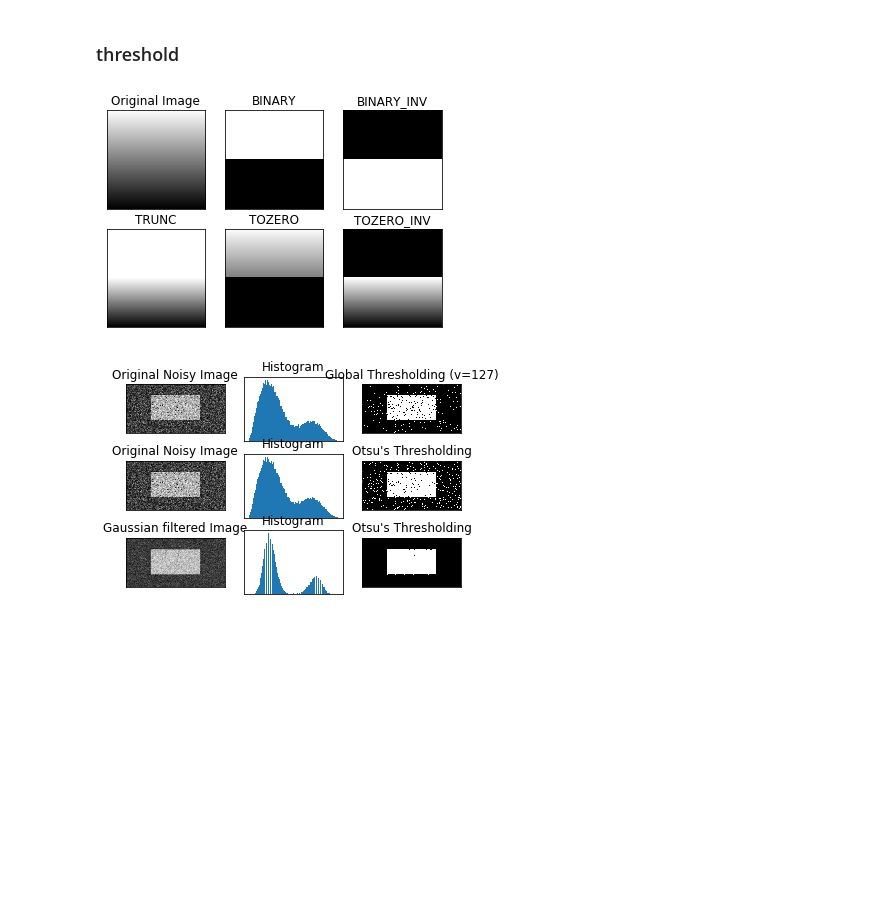
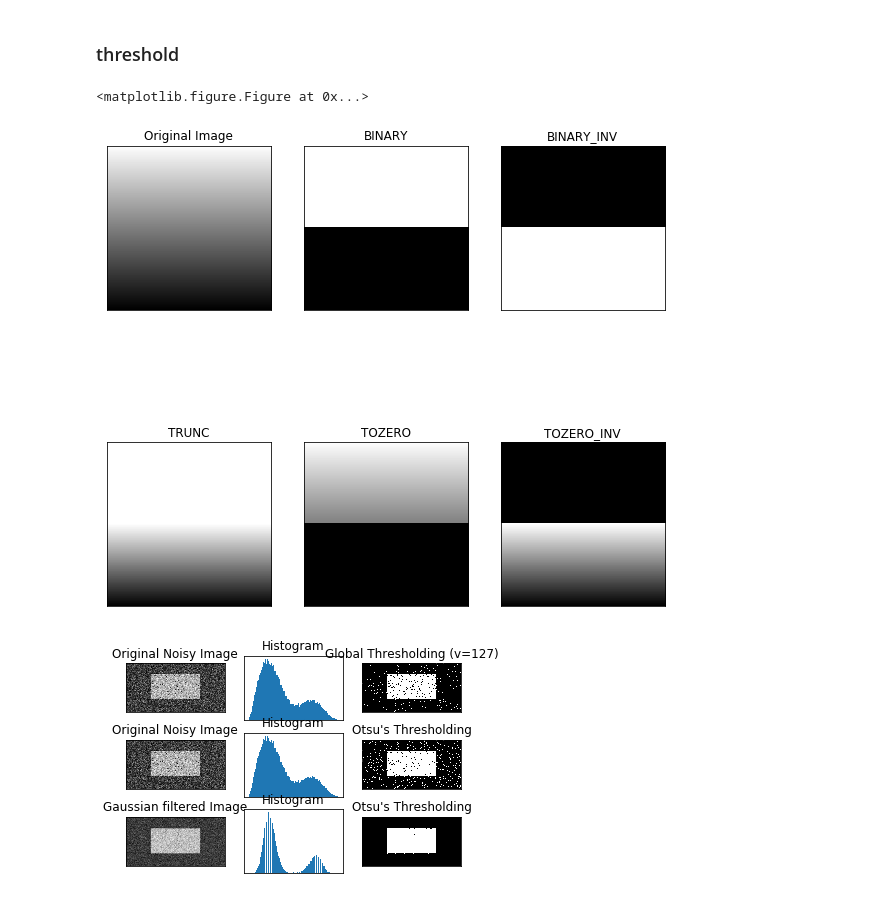
Before and after one commit to Saeid7r/mmdb, a Jupyter notebook: peresentation1.ipynb, the cells around one changed output. Drawn from its saved outputs; the diff is of its cells as text; code cells hidden in the pictures; blank space fills up the shorter version.

```diff
--- a/peresentation1.ipynb
+++ b/peresentation1.ipynb
@@ -62,3 +64,16 @@ dst = cv2.addWeighted(img1,0.6,img2,0.4,0)
 cv2.imshow('dst',dst)
 cv2.waitKey(0)
 cv2.destroyAllWindows()
+# %%
+import matplotlib.pyplot as plt
+import numpy as np
+w=10
+h=10
+fig=plt.figure(figsize=(20, 20))
+columns = 4
+rows = 5
+for i in range(1, columns*rows +1):
+    img = np.random.randint(10, size=(h,w))
+    fig.add_subplot(rows, columns, i)
+    plt.imshow(img)
+plt.show()
@@ -69,3 +86,18 @@ bgr = cv2.imread('data/starry_night.jpg')
 # %%
 gray = cv2.cvtColor(bgr, cv2.COLOR_BGR2GRAY)
 HSV = gray = cv2.cvtColor(bgr, cv2.COLOR_BGR2HSV)
+# %%
+import matplotlib.pyplot as plt
+import numpy as np
+import cv2
+bgr = cv2.imread('data/starry_night.jpg')
+rgb =  cv2.cvtColor(bgr, cv2.COLOR_BGR2RGB)
+gray = cv2.cvtColor(bgr, cv2.COLOR_BGR2GRAY)
+im_list = [bgr, rgb, gray]
+title_list = ['bgr', 'rgb', 'gray']
+fig = plt.figure(figsize=(15, 15))
+for i in range(1, 4):
+    fig.add_subplot(1, 3, i)
+    plt.imshow(im_list[i-1], cmap='gray')
+    plt.title(title_list[i-1])
+plt.show()
@@ -113,26 +147,25 @@ cv2.destroyAllWindows()
 # %%
 import cv2
 import numpy as np
 from matplotlib import pyplot as plt
-
 img = cv2.imread('data/linear_gradient.png',0)
 ret,thresh1 = cv2.threshold(img,127,255,cv2.THRESH_BINARY)
 ret,thresh2 = cv2.threshold(img,127,255,cv2.THRESH_BINARY_INV)
 ret,thresh3 = cv2.threshold(img,127,255,cv2.THRESH_TRUNC)
 ret,thresh4 = cv2.threshold(img,127,255,cv2.THRESH_TOZERO)
 ret,thresh5 = cv2.threshold(img,127,255,cv2.THRESH_TOZERO_INV)
-
 titles = ['Original Image','BINARY','BINARY_INV','TRUNC','TOZERO','TOZERO_INV']
 images = [img, thresh1, thresh2, thresh3, thresh4, thresh5]
-
+fig = plt.figure(figsize=(10,10))
 for i in range(6):
-    plt.subplot(2,3,i+1),plt.imshow(images[i],'gray')
+    fig.add_subplot(2,3,i+1)
+    plt.imshow(images[i],'gray')
     plt.title(titles[i])
     plt.xticks([]),plt.yticks([])
-
 plt.show()
 # %% [output]
+<matplotlib.figure.Figure at 0x...>
-[figure, old version]
+[figure, new version]
 # %%
 import cv2
 import numpy as np
```
Also changed, not shown: parts of 15 cells of this notebook, 12 other files.
